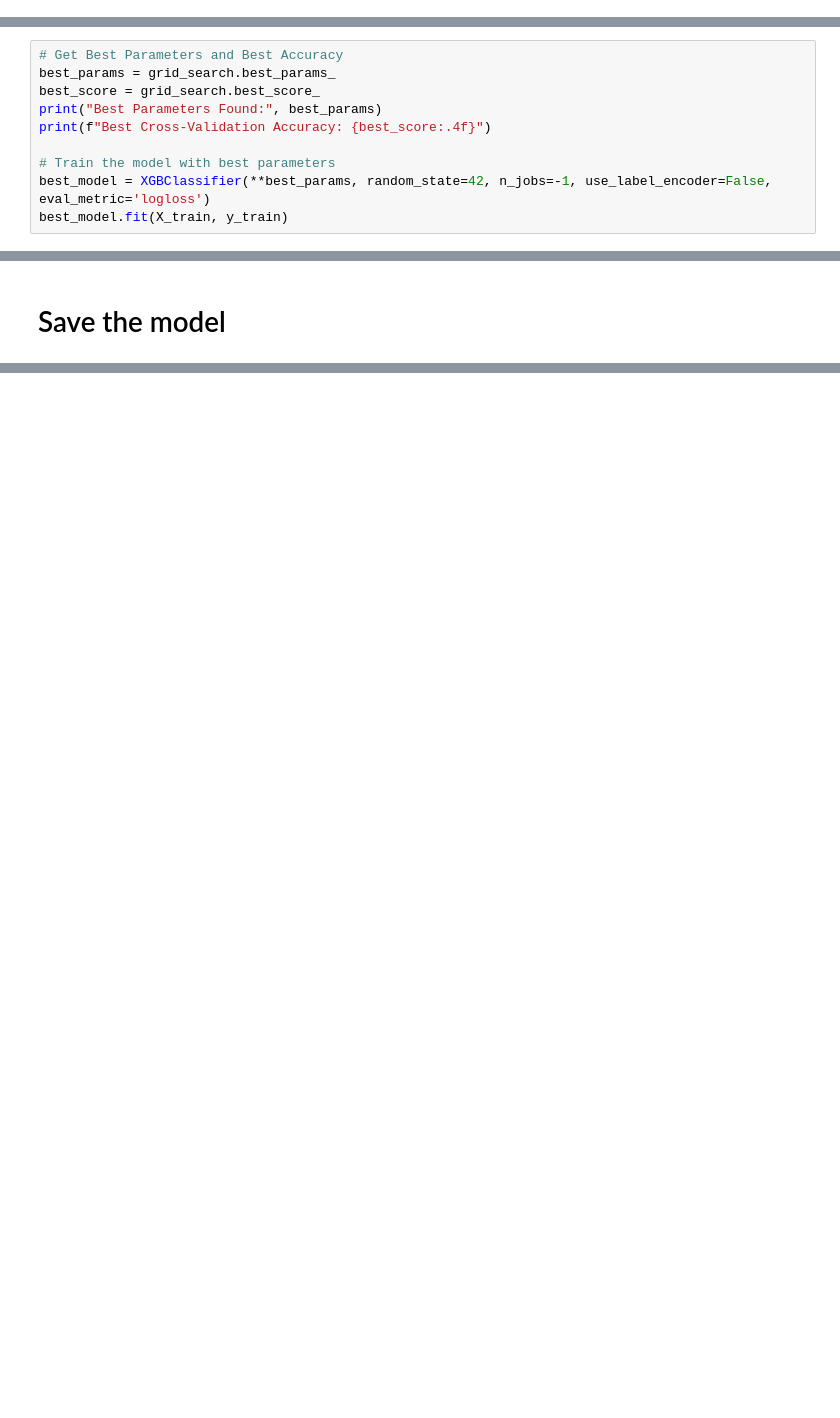
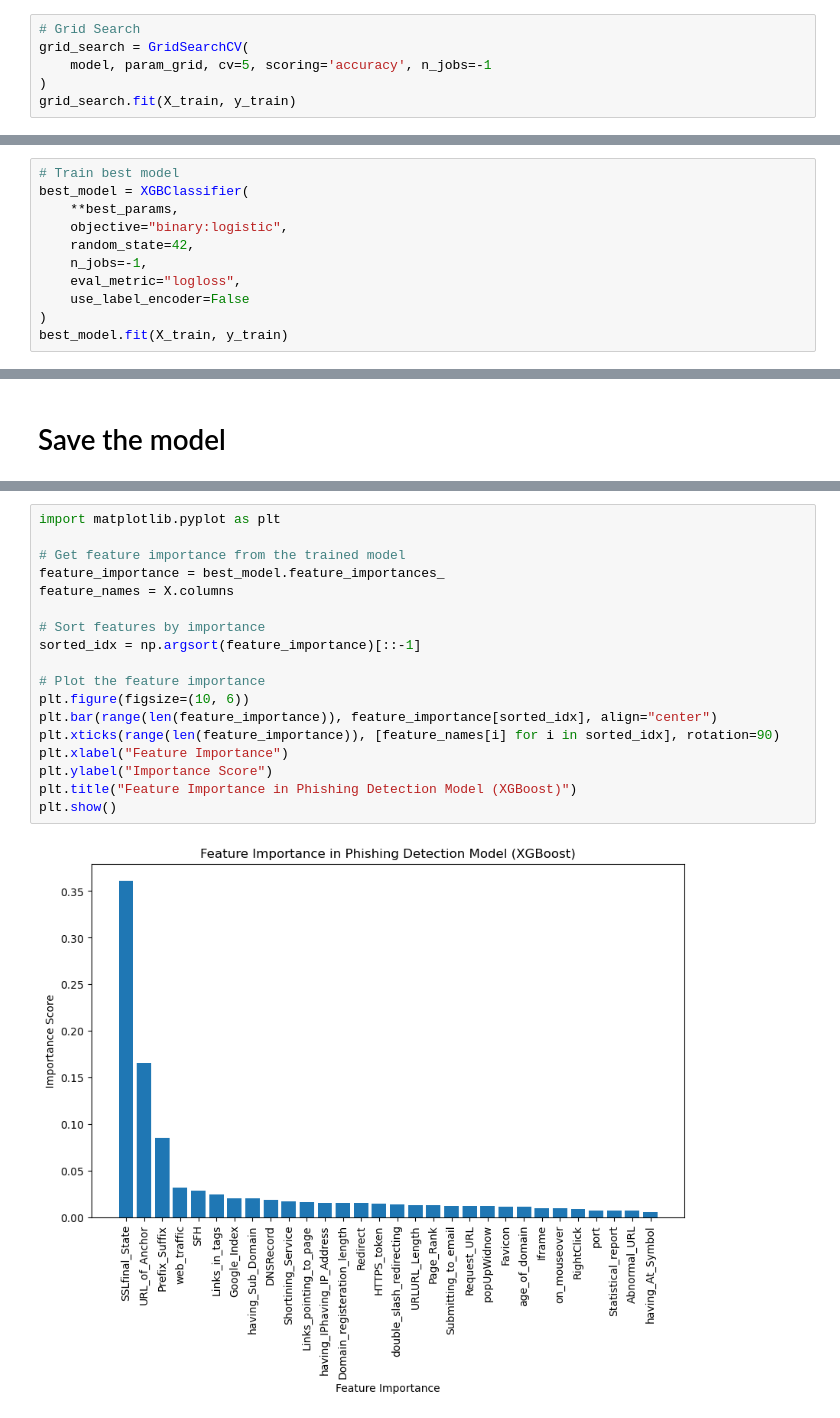
Before and after one commit to Final-year-Project-SecureLinkScanner/training_model, a Jupyter notebook: XGBoost_model_train.ipynb, the cells around one changed output, grey strips where cells are left out. Saved outputs shown, nothing was run; the diff lists cells and outputs as text; blank space fills up the shorter version.

Commit message:
XGBoost model edited to allow for unique values, 96.97% accuracy

```diff
--- a/XGBoost_model_train.ipynb
+++ b/XGBoost_model_train.ipynb
@@ -45,0 +62,6 @@ grid_search.fit(X_train, y_train)
+# %%
+# Grid Search
+grid_search = GridSearchCV(
+    model, param_grid, cv=5, scoring='accuracy', n_jobs=-1
+)
+grid_search.fit(X_train, y_train)
@@ -46,10 +95,11 @@ grid_search.fit(X_train, y_train)
 # %%
-# Get Best Parameters and Best Accuracy
-best_params = grid_search.best_params_
-best_score = grid_search.best_score_
-print("Best Parameters Found:", best_params)
-print(f"Best Cross-Validation Accuracy: {best_score:.4f}")
-
-# Train the model with best parameters
-best_model = XGBClassifier(**best_params, random_state=42, n_jobs=-1, use_label_encoder=False, eval_metric='logloss')
+# Train best model
+best_model = XGBClassifier(
+    **best_params,
+    objective="binary:logistic",
+    random_state=42,
+    n_jobs=-1,
+    eval_metric="logloss",
+    use_label_encoder=False
+)
 best_model.fit(X_train, y_train)
@@ -71,0 +150,20 @@ print("XGBoost Model Trained and Saved")
+# %%
+import matplotlib.pyplot as plt
+
+# Get feature importance from the trained model
+feature_importance = best_model.feature_importances_
+feature_names = X.columns
+
+# Sort features by importance
+sorted_idx = np.argsort(feature_importance)[::-1]
+
+# Plot the feature importance
+plt.figure(figsize=(10, 6))
+plt.bar(range(len(feature_importance)), feature_importance[sorted_idx], align="center")
+plt.xticks(range(len(feature_importance)), [feature_names[i] for i in sorted_idx], rotation=90)
+plt.xlabel("Feature Importance")
+plt.ylabel("Importance Score")
+plt.title("Feature Importance in Phishing Detection Model (XGBoost)")
+plt.show()
+# %% [output]
+[figure, added]
```
Also changed, not shown: parts of 13 cells of this notebook, 1 other file.
